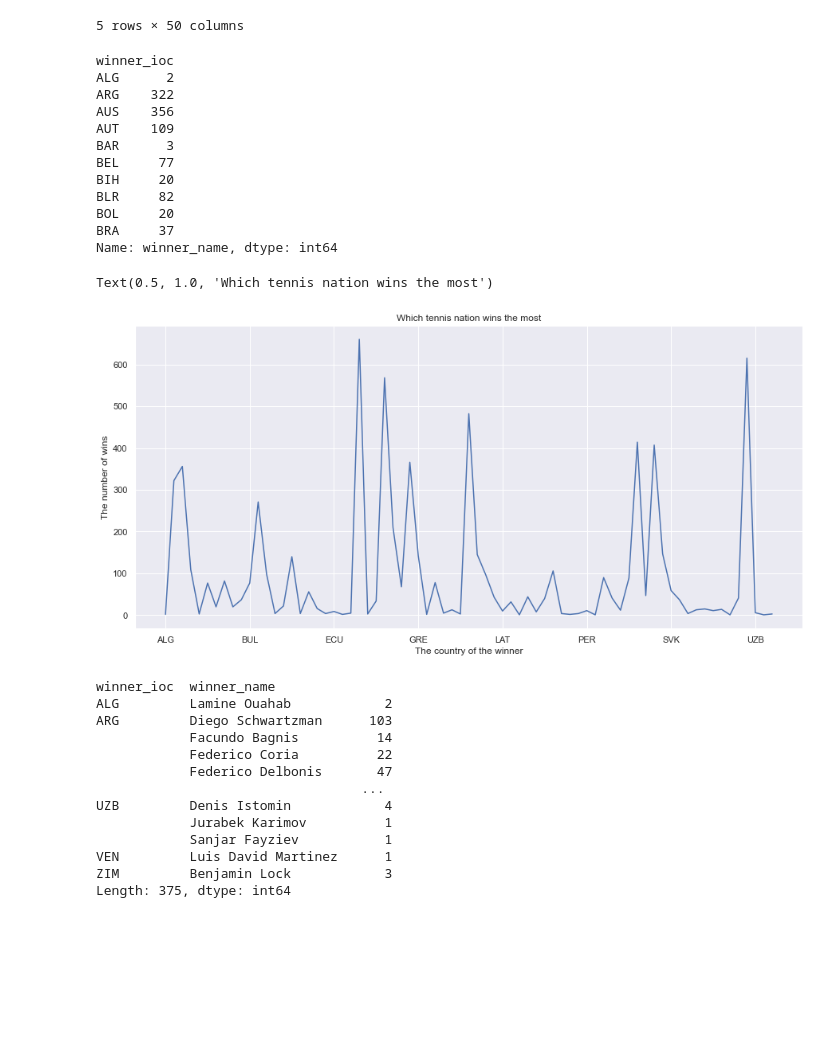
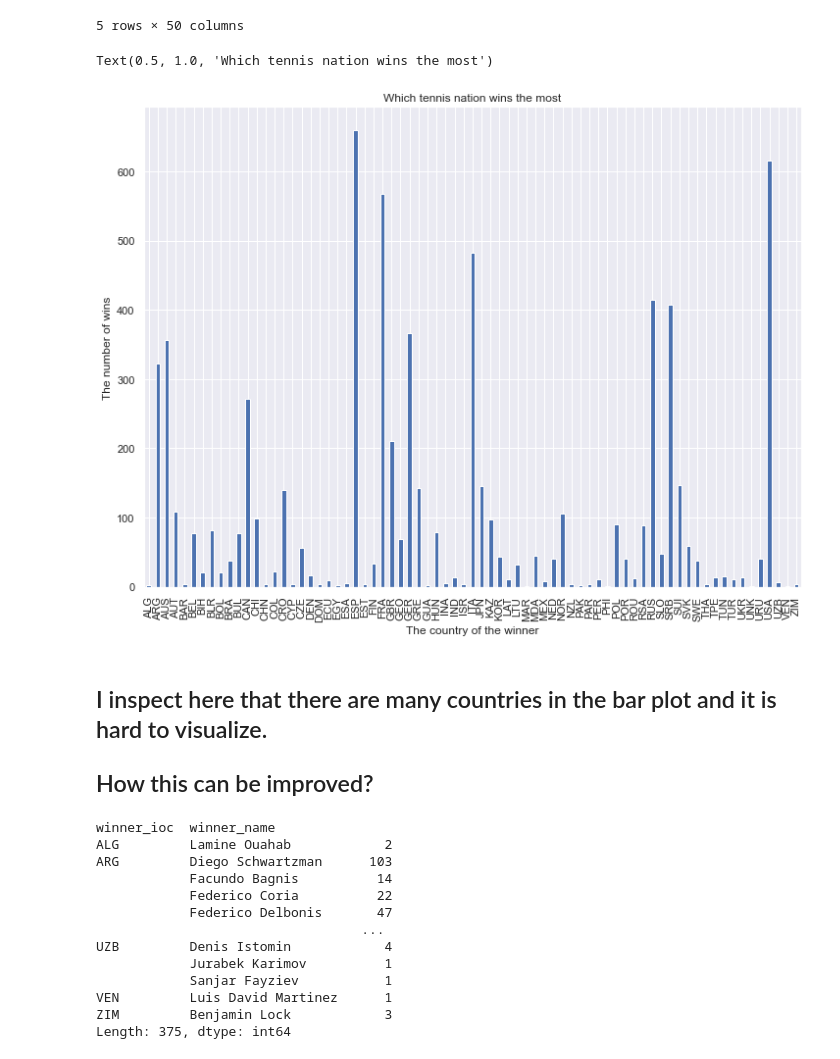
Before and after one commit to BorisBorisov33/Data-Analysis-Group-Project, a Jupyter notebook: analysis_the_greatest_tennis_nation.ipynb, the cells around one changed output. Saved outputs shown, nothing was run; the diff lists cells and outputs as text; code cells hidden in the pictures; blank space fills up the shorter version.

```diff
--- a/analysis_the_greatest_tennis_nation.ipynb
+++ b/analysis_the_greatest_tennis_nation.ipynb
@@ -6,6 +6,9 @@ import pandas as pd
 import numpy as np
 import seaborn as sns
 import matplotlib.pyplot as plt
+# import geopandas
+plt.style.use('ggplot')
+
 %matplotlib inline
 
 plt.rcParams['figure.figsize'] = (12, 9)
@@ -37,29 +40,17 @@ df_full.head()
 | 3 | 2019-M020 | Brisbane | Hard | 32 | A | 20181231 | 297 | 104542 | ... |
 | 4 | 2019-M020 | Brisbane | Hard | 32 | A | 20181231 | 296 | 106421 | ... |
 5 rows × 50 columns
-# %%
-number_of_countries = df_full.groupby('winner_ioc')['winner_name'].count()
-number_of_countries.head(10)
-# %% [output]
-winner_ioc
-ALG      2
-ARG    322
-AUS    356
-AUT    109
-BAR      3
-BEL     77
-BIH     20
-BLR     82
-BOL     20
-BRA     37
-Name: winner_name, dtype: int64
 # %%
-fig, ax = plt.subplots(figsize=(15,7))
-df_full.groupby('winner_ioc')['winner_name'].count().plot(ax=ax)
+number_of_countries = df_full.groupby('winner_ioc')['winner_name'].count()
+number_of_countries.head(10)
+number_of_countries.plot.bar()
 plt.xlabel('The country of the winner')
 plt.ylabel("The number of wins")
 plt.title('Which tennis nation wins the most')
 # %% [output]
 Text(0.5, 1.0, 'Which tennis nation wins the most')
-[figure, old version]
+[figure, new version]
+# %% [markdown]
+## I inspect here that there are many countries in the bar plot and it is hard to visualize.
+## How this can be improved?
 # %%
```
Also changed, not shown: parts of 7 cells of this notebook, 1 other file.
